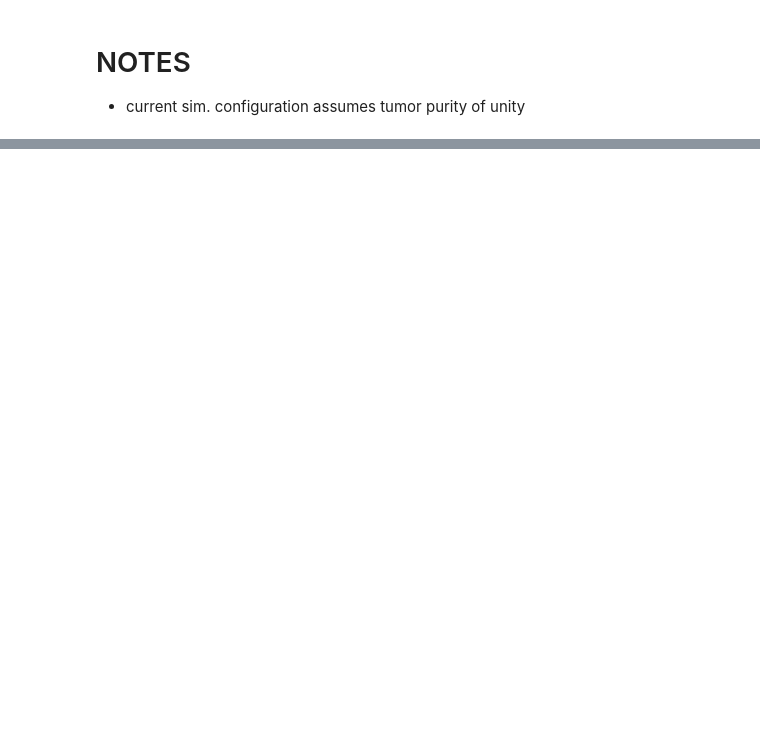
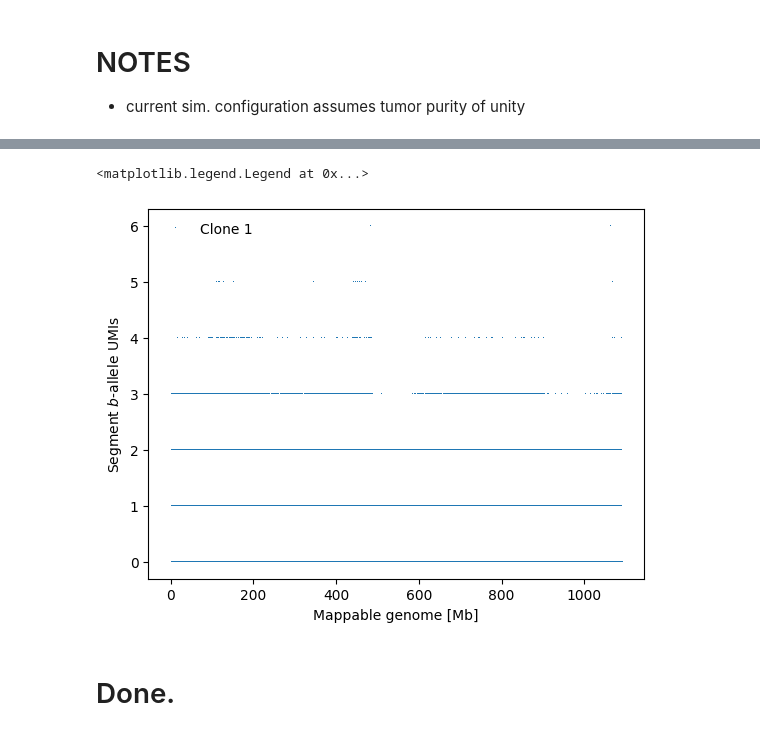
Before and after one commit to michaelJwilson/cnaster, a Jupyter notebook: docs/nb/validate_cnas.ipynb, the cells around one changed output, grey strips where cells are left out. Drawn from its saved outputs; the diff is of its cells as text; code cells hidden in the pictures; blank space fills up the shorter version.

```diff
--- a/docs/nb/validate_cnas.ipynb
+++ b/docs/nb/validate_cnas.ipynb
@@ -93,0 +135,17 @@ Text(0, 0.5, 'RDR ratio')
+# %%
+isin = df["clone"] == 1
+
+tiled_segments = np.tile(segments_mb, np.count_nonzero(isin))
+tiled_snp_umis = umis[1, isin, :].flatten()
+
+pl.plot(tiled_segments, tiled_snp_umis, marker=",", lw=0.0, label="Clone 1")
+
+pl.xlabel("Mappable genome [Mb]")
+pl.ylabel("Segment $b$-allele UMIs")
+
+pl.legend(frameon=False)
+# %% [output]
+<matplotlib.legend.Legend at 0x...>
+[figure, added]
+# %% [markdown]
+# Done.
```
Also changed, not shown: parts of 8 cells of this notebook.
